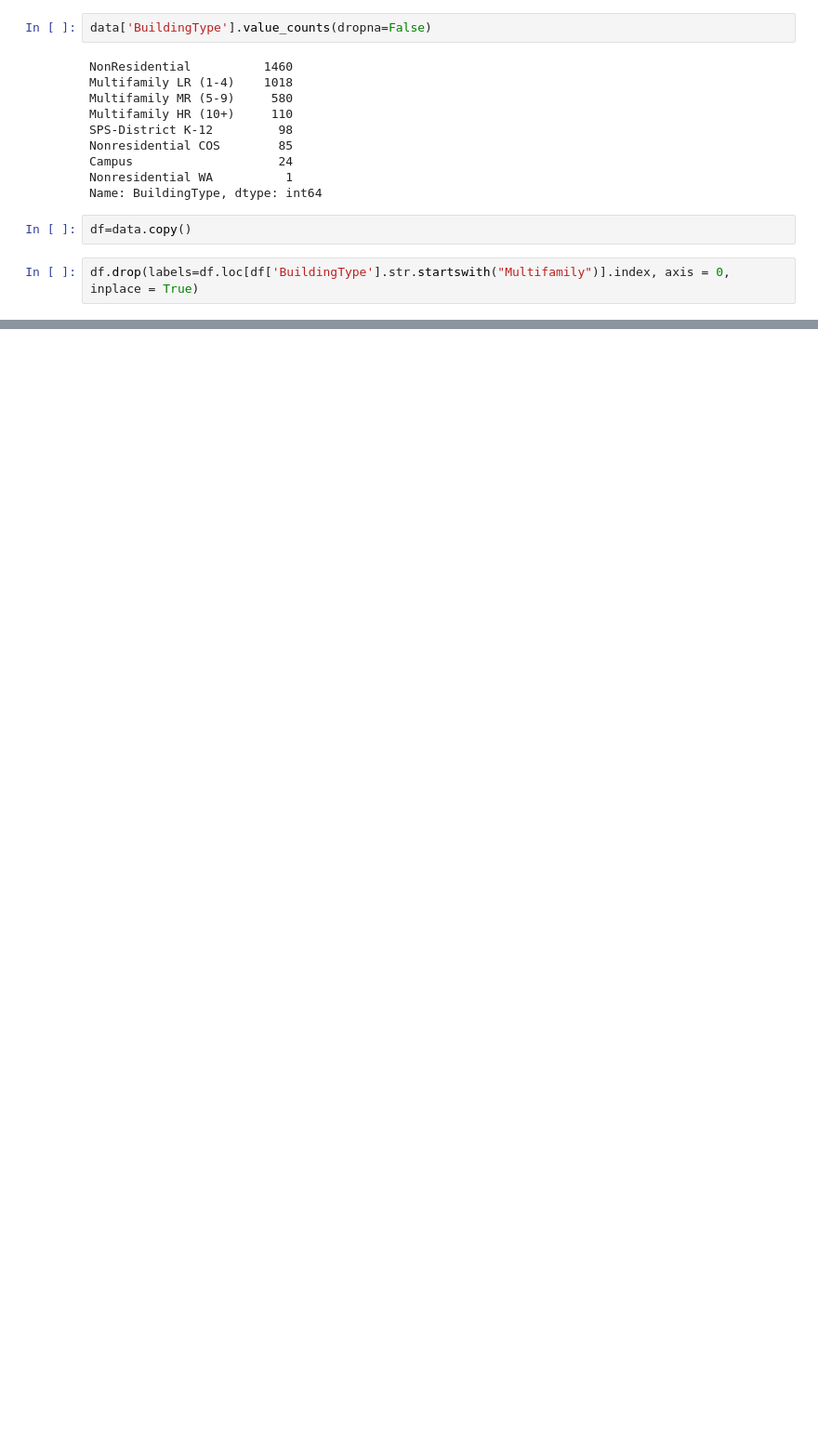
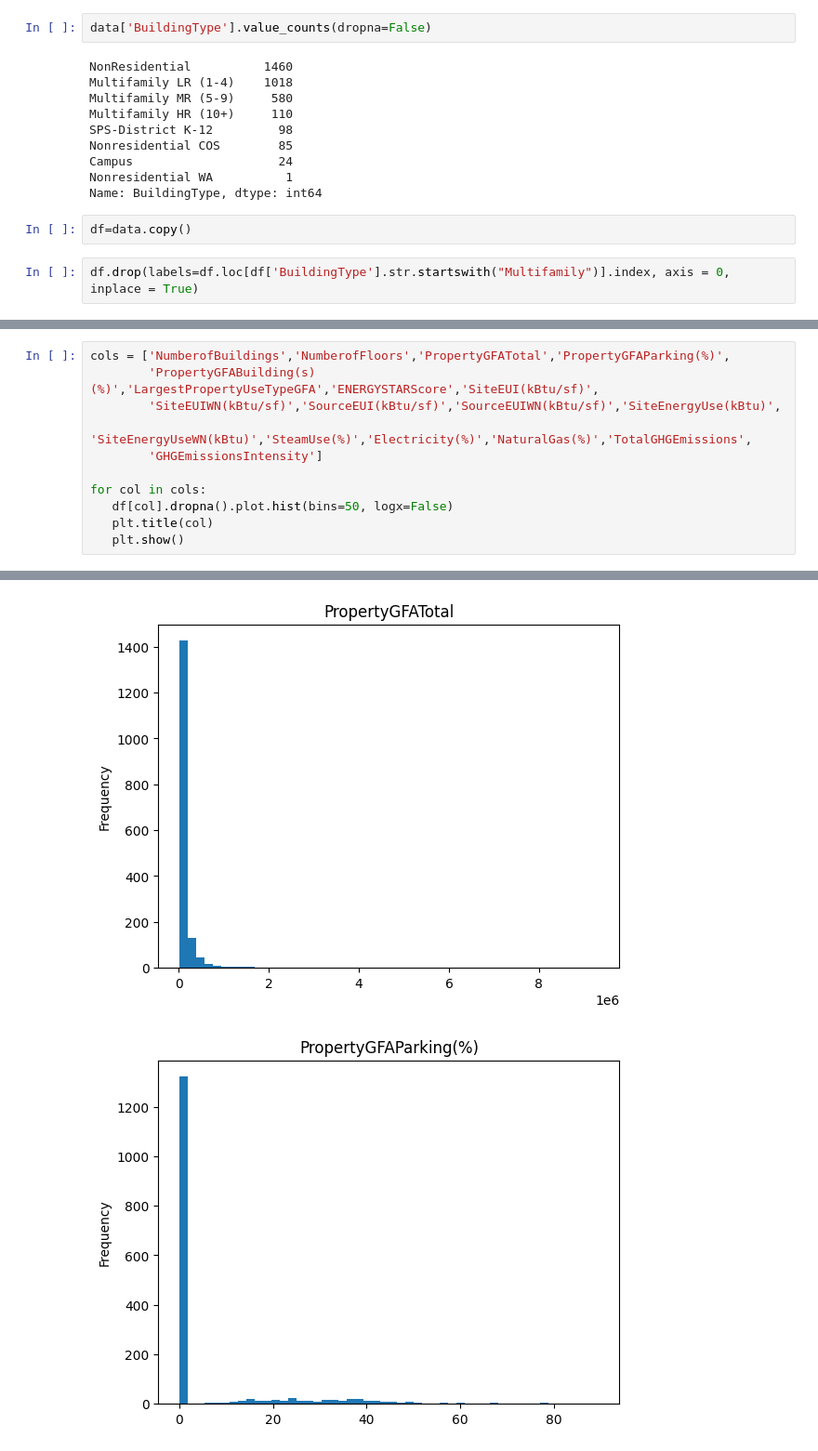
Before and after one commit to ThomasMeb/Anticiper_besoins_des_batiments, a Jupyter notebook: Explo.ipynb, the cells around one changed output, grey strips where cells are left out. Shown at 93% size. Drawn from its saved outputs; the diff is of its cells as text; blank space fills up the shorter version.

```diff
--- a/Explo.ipynb
+++ b/Explo.ipynb
@@ -84,0 +70,12 @@ df.drop(labels=df.loc[df['BuildingType'].str.startswith("Multifamily")].index, a
+# %%
+cols = ['NumberofBuildings','NumberofFloors','PropertyGFATotal','PropertyGFAParking(%)',
+        'PropertyGFABuilding(s)(%)','LargestPropertyUseTypeGFA','ENERGYSTARScore','SiteEUI(kBtu/sf)',
+        'SiteEUIWN(kBtu/sf)','SourceEUI(kBtu/sf)','SourceEUIWN(kBtu/sf)','SiteEnergyUse(kBtu)',
+        'SiteEnergyUseWN(kBtu)','SteamUse(%)','Electricity(%)','NaturalGas(%)','TotalGHGEmissions',
+        'GHGEmissionsIntensity']
+
+for col in cols:
+   df[col].dropna().plot.hist(bins=50, logx=False)
+   plt.title(col)
+   plt.show()
+# %% [output]
@@ -84,0 +84,2 @@ df.drop(labels=df.loc[df['BuildingType'].str.startswith("Multifamily")].index, a
+[figure, added]
+[figure, added]
```
Also changed, not shown: parts of 47 cells of this notebook, 3 other files.
